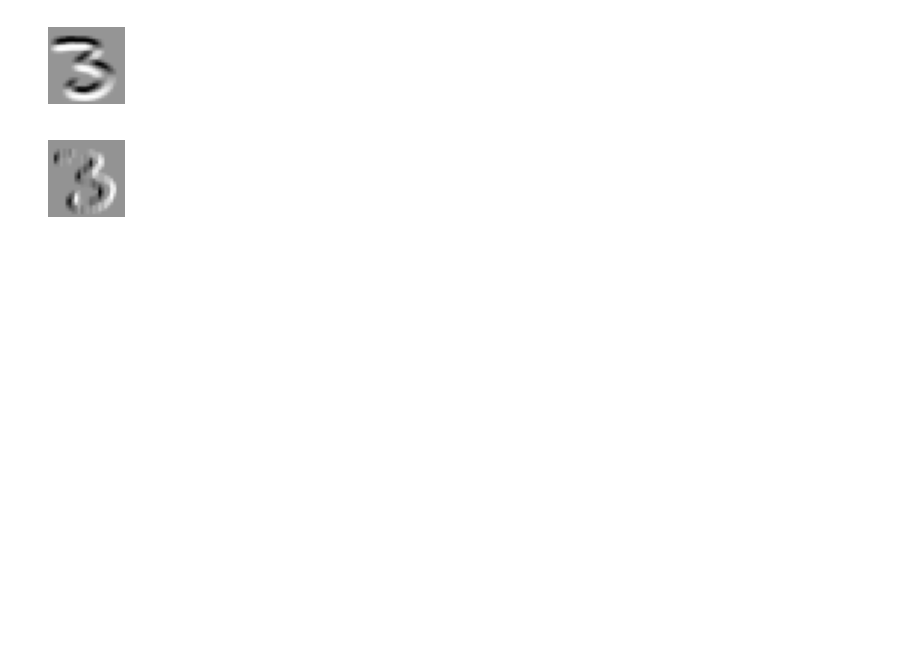
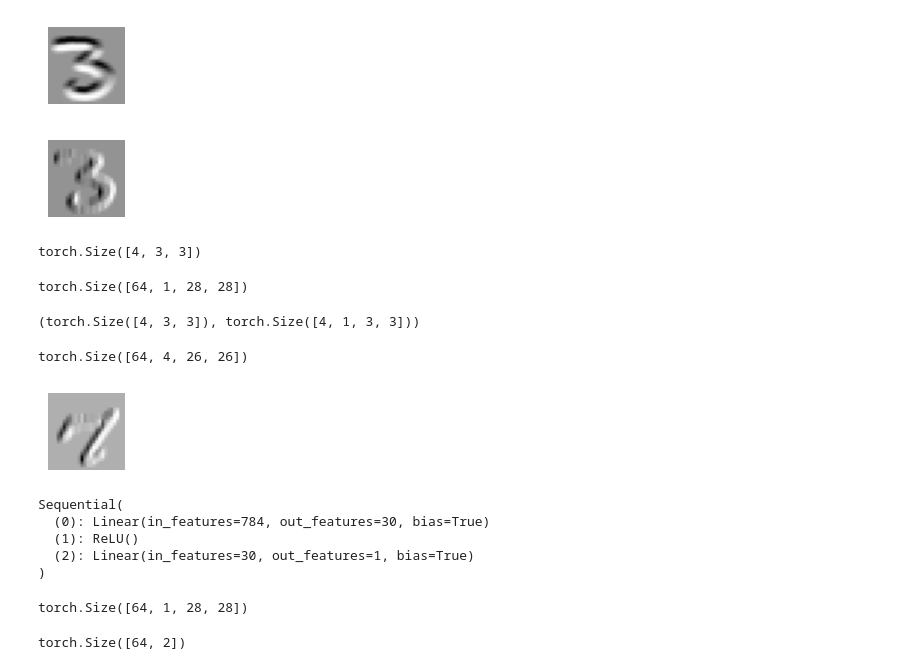
Before and after one commit to flyinacres/fastai-coursework, a Jupyter notebook: fast-13.ipynb, the cells around one changed output. Cells and saved outputs as stored; diff of their text form; code cells hidden in the pictures; blank space fills up the shorter version.

```diff
--- a/fast-13.ipynb
+++ b/fast-13.ipynb
@@ -149,3 +149,42 @@ left_edge3 = tensor([[apply_kernel(i,j,left_edge) for j in rng] for i in rng])
 show_image(left_edge3);
 # %% [output]
 [figure]
+# %%
+diag1_edge = tensor([[ 0,-1, 1],
+                     [-1, 1, 0],
+                     [ 1, 0, 0]]).float()
+diag2_edge = tensor([[ 1,-1, 0],
+                     [ 0, 1,-1],
+                     [ 0, 0, 1]]).float()
+
+edge_kernels = torch.stack([left_edge, top_edge, diag1_edge, diag2_edge])
+edge_kernels.shape
+# %% [output]
+torch.Size([4, 3, 3])
+# %%
+mnist = DataBlock((ImageBlock(cls=PILImageBW), CategoryBlock),
+                  get_items=get_image_files,
+                  splitter=GrandparentSplitter(),
+                  get_y=parent_label)
+
+dls = mnist.dataloaders(path)
+xb,yb = first(dls.valid)
+xb.shape
+# %% [output]
+torch.Size([64, 1, 28, 28])
+# %%
+xb,yb = to_cpu(xb),to_cpu(yb)
+# %%
+edge_kernels.shape,edge_kernels.unsqueeze(1).shape
+# %% [output]
+(torch.Size([4, 3, 3]), torch.Size([4, 1, 3, 3]))
+# %%
+edge_kernels = edge_kernels.unsqueeze(1)
+batch_features = F.conv2d(xb, edge_kernels)
+batch_features.shape
+# %% [output]
+torch.Size([64, 4, 26, 26])
+# %%
+show_image(batch_features[0,0]);
+# %% [output]
+[figure, added]
@@ -151,0 +197,8 @@ show_image(left_edge3);
+# %%
+simple_net
+# %% [output]
+Sequential(
+  (0): Linear(in_features=784, out_features=30, bias=True)
+  (1): ReLU()
+  (2): Linear(in_features=30, out_features=1, bias=True)
+)
@@ -151,0 +211,4 @@ show_image(left_edge3);
+# %%
+broken_cnn(xb).shape
+# %% [output]
+torch.Size([64, 1, 28, 28])
@@ -151,0 +229,4 @@ show_image(left_edge3);
+# %%
+simple_cnn(xb).shape
+# %% [output]
+torch.Size([64, 2])
```
Also changed, not shown: parts of 8 cells of this notebook.
